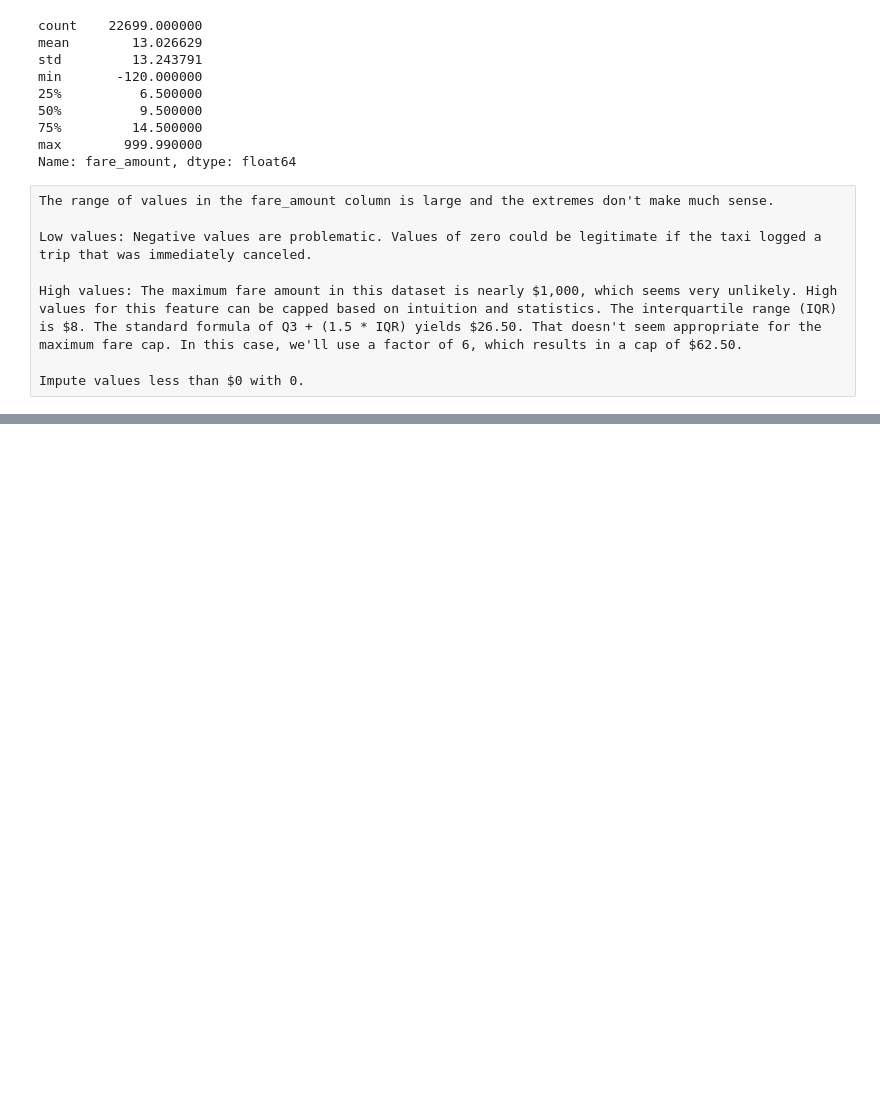
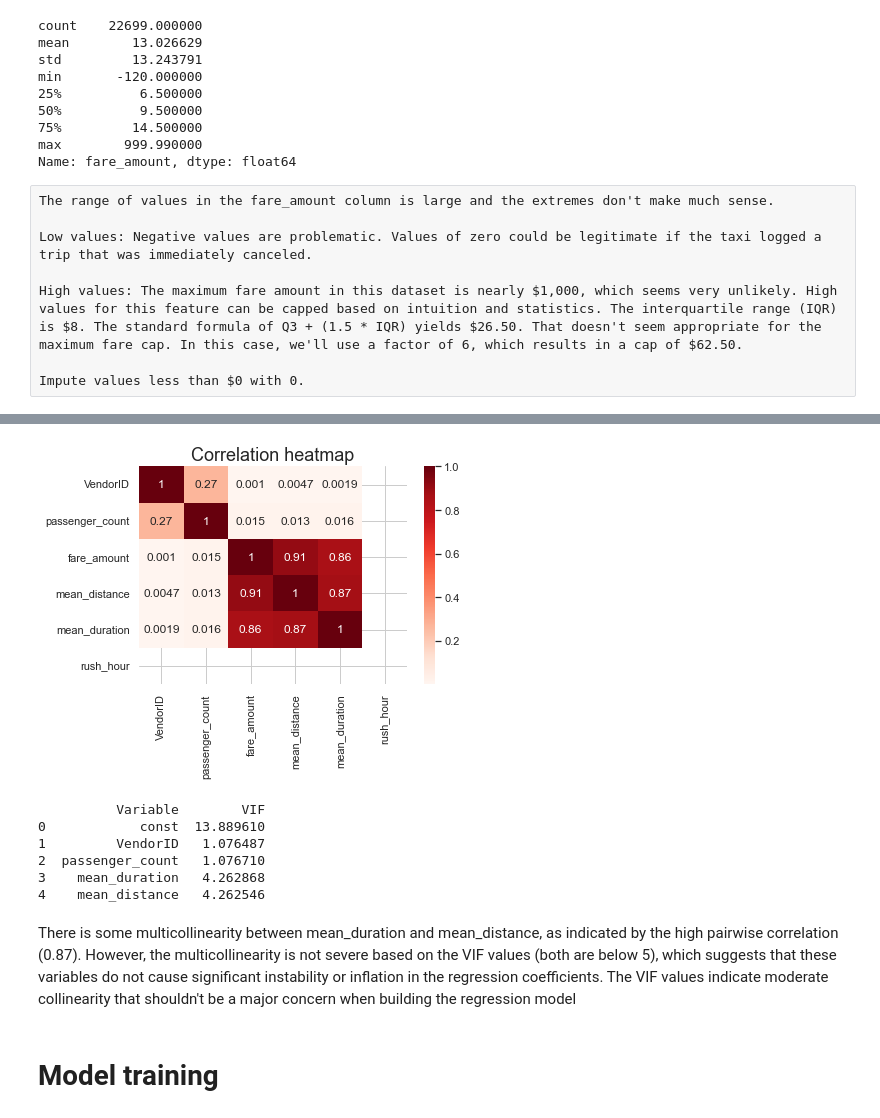
Before and after one commit to Rajnandanigithub/Regression_Analysis, a Jupyter notebook: New_york_Taxi_Fare_prediction.ipynb, the cells around one changed output, grey strips where cells are left out. Saved outputs shown, nothing was run; the diff lists cells and outputs as text; code cells hidden in the pictures; blank space fills up the shorter version.

```diff
--- a/New_york_Taxi_Fare_prediction.ipynb
+++ b/New_york_Taxi_Fare_prediction.ipynb
@@ -219,0 +547,36 @@ np.float64(0.0)
+# %%
+# Create correlation heatmap
+
+plt.figure(figsize=(6,4))
+sns.heatmap(df2.corr(method='pearson'), annot=True, cmap='Reds')
+plt.title('Correlation heatmap',
+          fontsize=18)
+plt.show()
+# %% [output]
+[figure, added]
+# %%
+import statsmodels.api as sm
+from statsmodels.stats.outliers_influence import variance_inflation_factor
+
+# Adding a constant for the intercept term
+X = df2[['VendorID', 'passenger_count', 'mean_duration', 'mean_distance']]
+X = sm.add_constant(X)
+
+# Calculate VIF for each feature
+vif = pd.DataFrame()
+vif['Variable'] = X.columns
+vif['VIF'] = [variance_inflation_factor(X.values, i) for i in range(X.shape[1])]
+
+print(vif)
+# %% [output]
+          Variable        VIF
+0            const  13.889610
+1         VendorID   1.076487
+2  passenger_count   1.076710
+3    mean_duration   4.262868
+4    mean_distance   4.262546
+# %% [markdown]
+There is some multicollinearity between mean_duration and mean_distance, as indicated by the high pairwise correlation (0.87).
+However, the multicollinearity is not severe based on the VIF values (both are below 5), which suggests that these variables do not cause significant instability or inflation in the regression coefficients. The VIF values indicate moderate collinearity that shouldn't be a major concern when building the regression model
+# %% [markdown]
+# Model training
```
Also changed, not shown: parts of 53 cells of this notebook.
